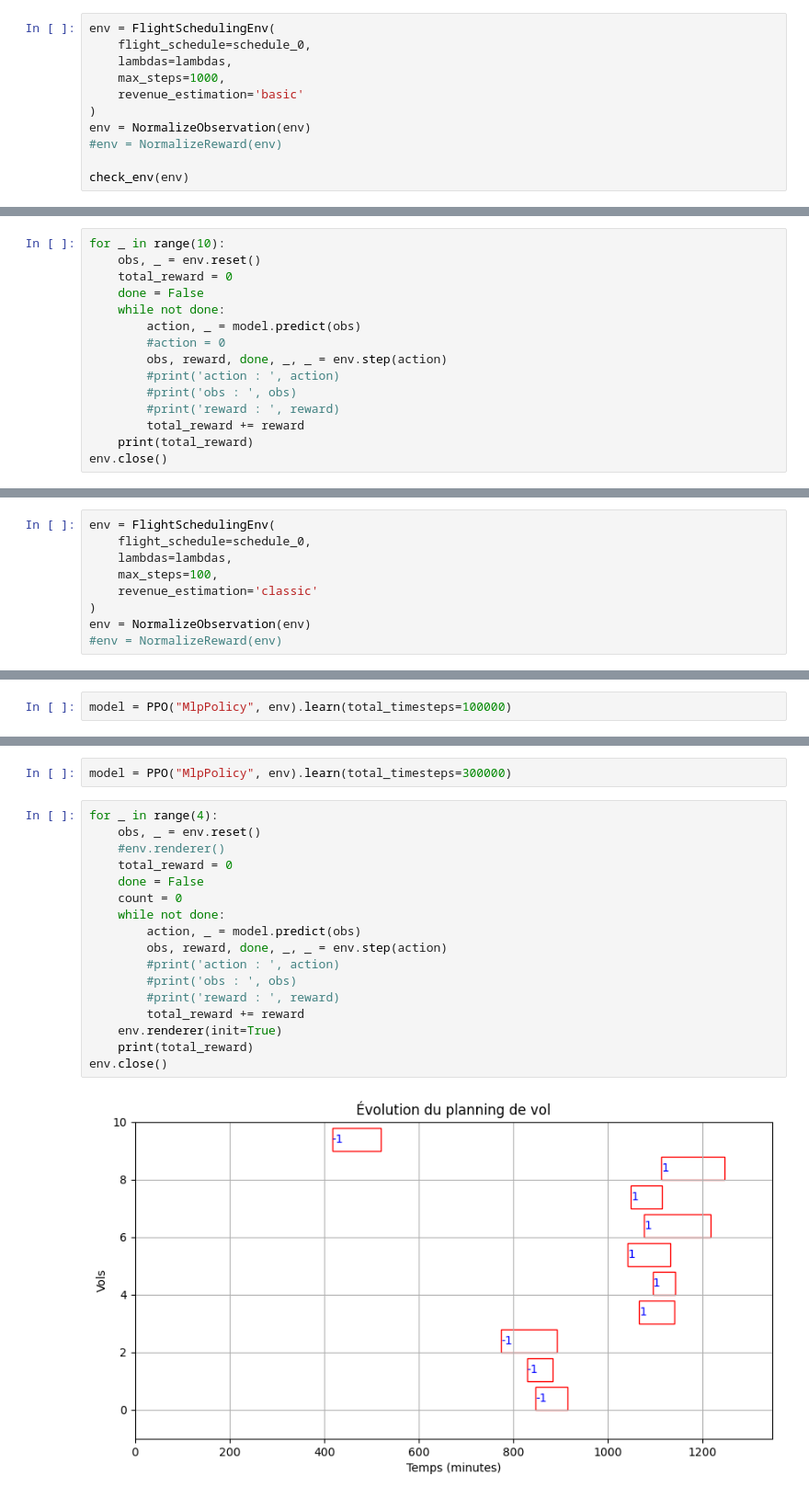
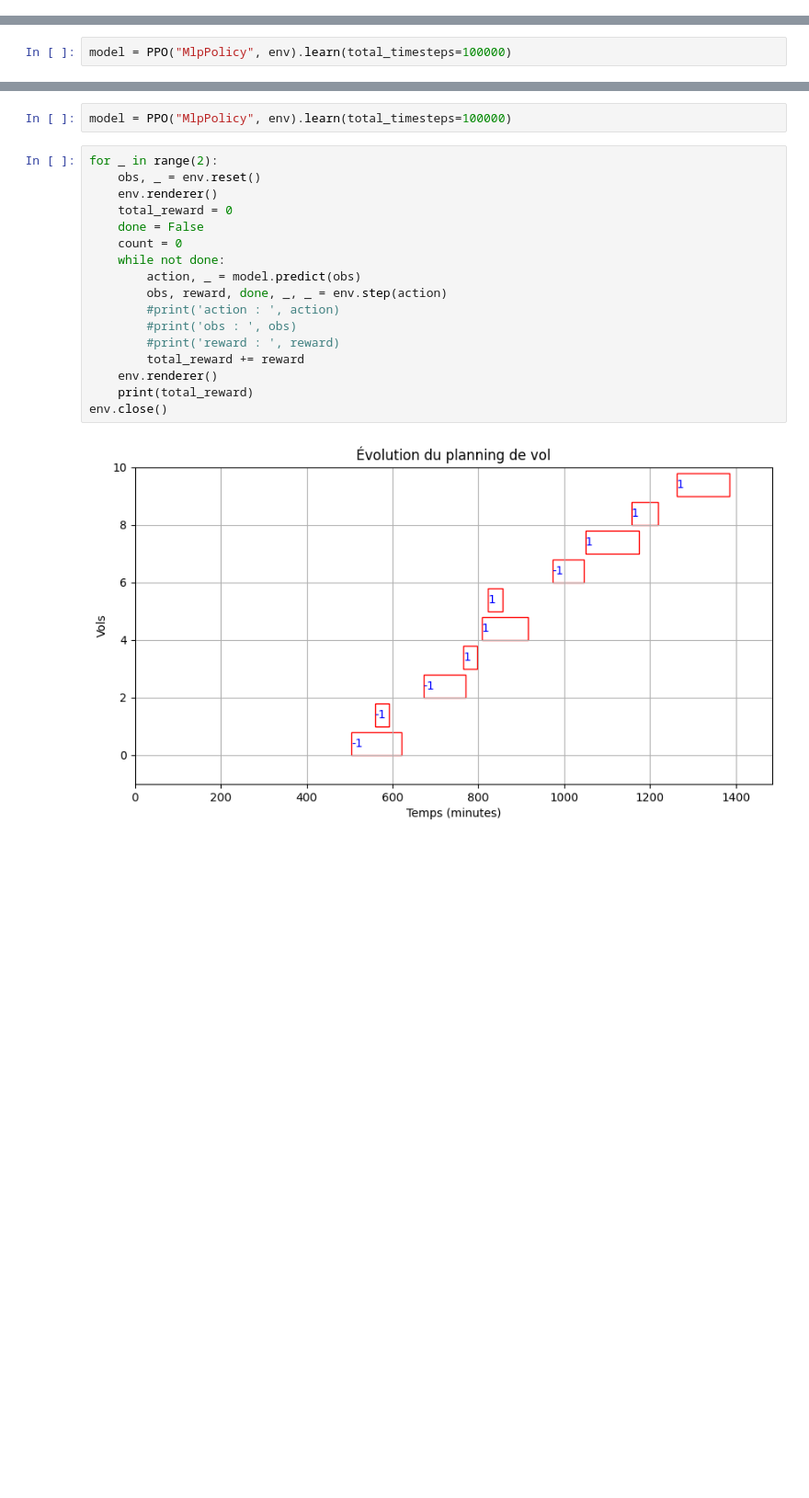
Before and after one commit to gabaid971/rl-schedule-optimizer, a Jupyter notebook: schedule_optim.ipynb, the cells around one changed output, grey strips where cells are left out. Shown at 92% size. Drawn from its saved outputs; the diff is of its cells as text; blank space fills up the shorter version.

```diff
--- a/schedule_optim.ipynb
+++ b/schedule_optim.ipynb
@@ -97,11 +92,0 @@ Observation: [1.93210602] Reward: -20.0
-# %%
-env = FlightSchedulingEnv(
-    flight_schedule=schedule_0,
-    lambdas=lambdas,
-    max_steps=1000,
-    revenue_estimation='basic'
-)
-env = NormalizeObservation(env)
-#env = NormalizeReward(env)
-
-check_env(env)
@@ -110,15 +92,0 @@ model = PPO("MlpPolicy", env).learn(total_timesteps=100000)
-# %%
-for _ in range(10):
-    obs, _ = env.reset()
-    total_reward = 0
-    done = False
-    while not done:
-        action, _ = model.predict(obs)
-        #action = 0
-        obs, reward, done, _, _ = env.step(action)
-        #print('action : ', action)
-        #print('obs : ', obs)
-        #print('reward : ', reward)
-        total_reward += reward
-    print(total_reward)
-env.close()
@@ -138,9 +92,0 @@ env.close()
-# %%
-env = FlightSchedulingEnv(
-    flight_schedule=schedule_0,
-    lambdas=lambdas,
-    max_steps=100,
-    revenue_estimation='classic'
-)
-env = NormalizeObservation(env)
-#env = NormalizeReward(env)
@@ -242,21 +195,21 @@ env = NormalizeObservation(env)
 # %%
-model = PPO("MlpPolicy", env).learn(total_timesteps=300000)
+model = PPO("MlpPolicy", env).learn(total_timesteps=100000)
 # %%
-for _ in range(4):
+for _ in range(2):
     obs, _ = env.reset()
-    #env.renderer()
+    env.renderer()
     total_reward = 0
     done = False
     count = 0
     while not done:
         action, _ = model.predict(obs)
         obs, reward, done, _, _ = env.step(action)
         #print('action : ', action)
         #print('obs : ', obs)
         #print('reward : ', reward)
         total_reward += reward
-    env.renderer(init=True)
+    env.renderer()
     print(total_reward)
 env.close()
 # %% [output]
-[figure, old version]
+[figure, new version]
```
Also changed, not shown: parts of 31 cells of this notebook, 3 other files.
